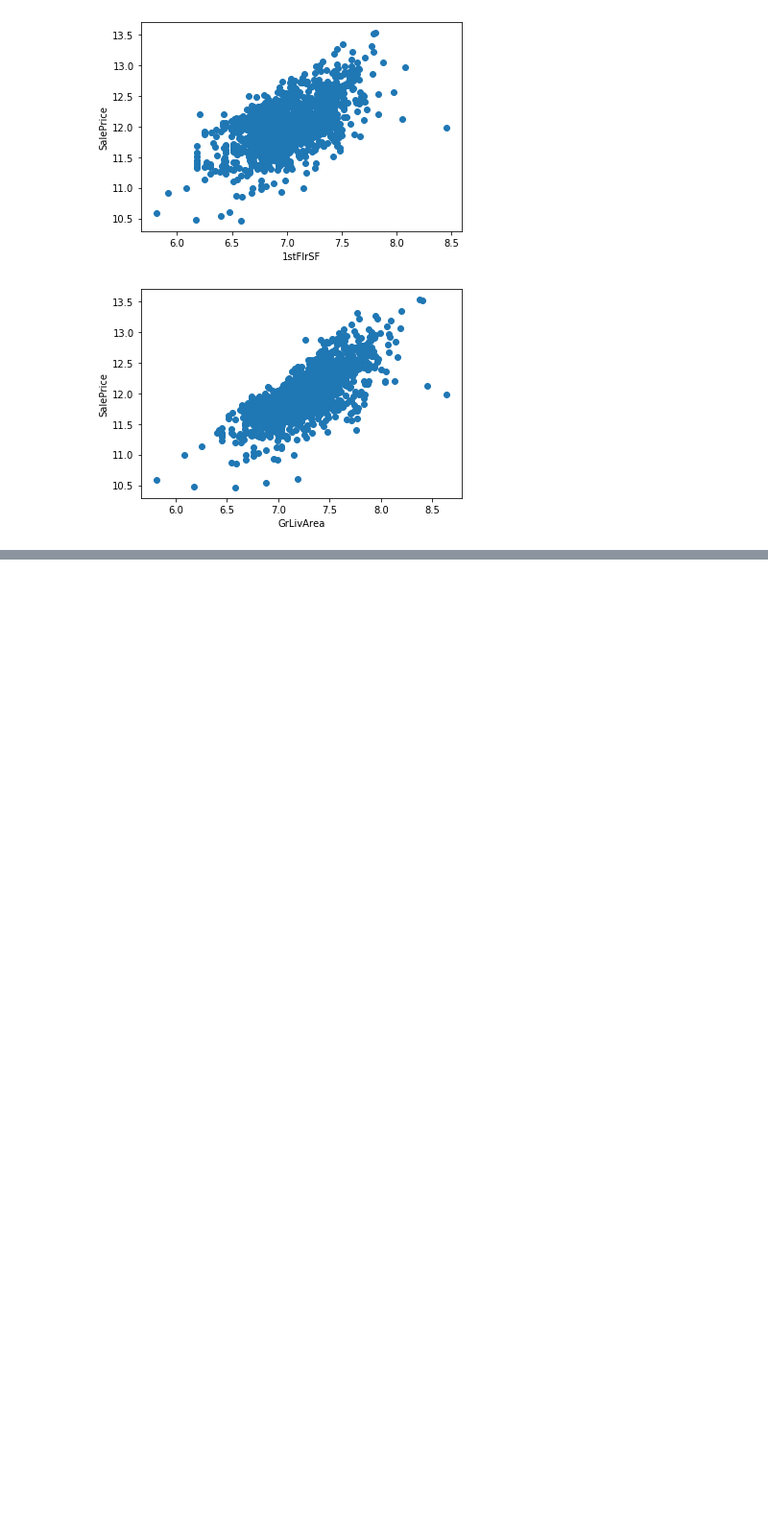
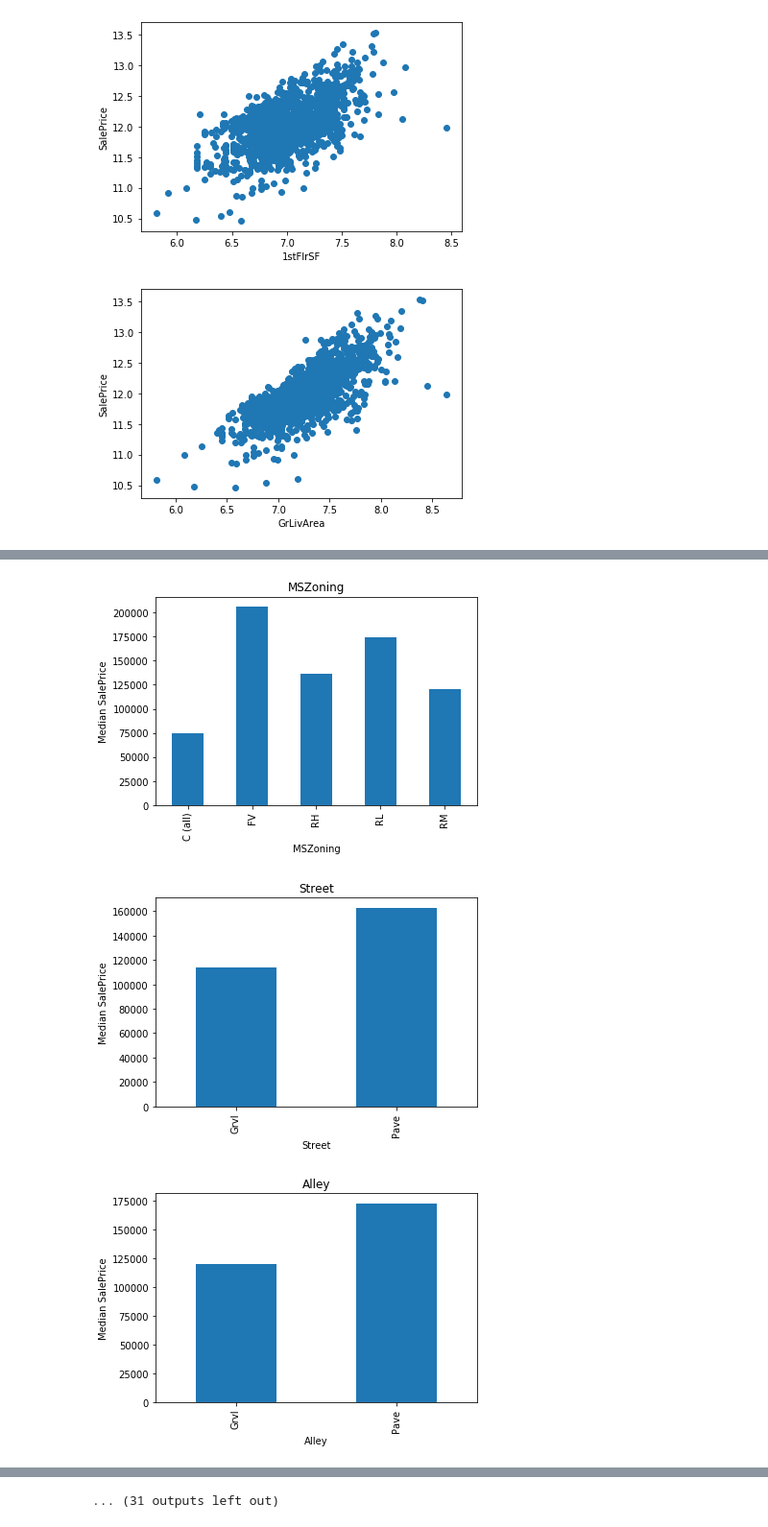
Before and after one commit to mostofa-ahsan/Projects, a Jupyter notebook: Housing Price/Housing Data Analysis.ipynb, the cells around one changed output, grey strips where cells are left out. Shown at 96% size. Cells and saved outputs as stored; diff of their text form; code cells hidden in the pictures; blank space fills up the shorter version.

```diff
--- a/Housing Price/Housing Data Analysis.ipynb
+++ b/Housing Price/Housing Data Analysis.ipynb
@@ -228,0 +252,4 @@ for i in continuous_variables:
+# %%
+categorical_variables = [i for i in data.columns if data[i].dtypes == 'O']
+
+print('Number of Categorical Variables: ', len(categorical_variables))
@@ -228,0 +288,13 @@ for i in continuous_variables:
+# %%
+def analyze_rare_labels(df, var, rare_percent):
+    df= df.copy()
+
+    tmp = df.groupby(var)['SalePrice'].count()/len(df)
+
+    return tmp[tmp<rare_percent]
+
+
+for i in categorical_variables:
+    print(analyze_rare_labels(data,i,.02))
+    print()
+    print()
@@ -228,0 +319,7 @@ for i in continuous_variables:
+# %%
+for i in categorical_variables:
+    analyze_discrete_variables(data,i)
+# %% [output]
+[figure, added]
+[figure, added]
+[figure, added]
@@ -228,0 +335 @@ for i in continuous_variables:
+... (31 outputs left out)
```
Also changed, not shown: parts of 6 cells of this notebook.
